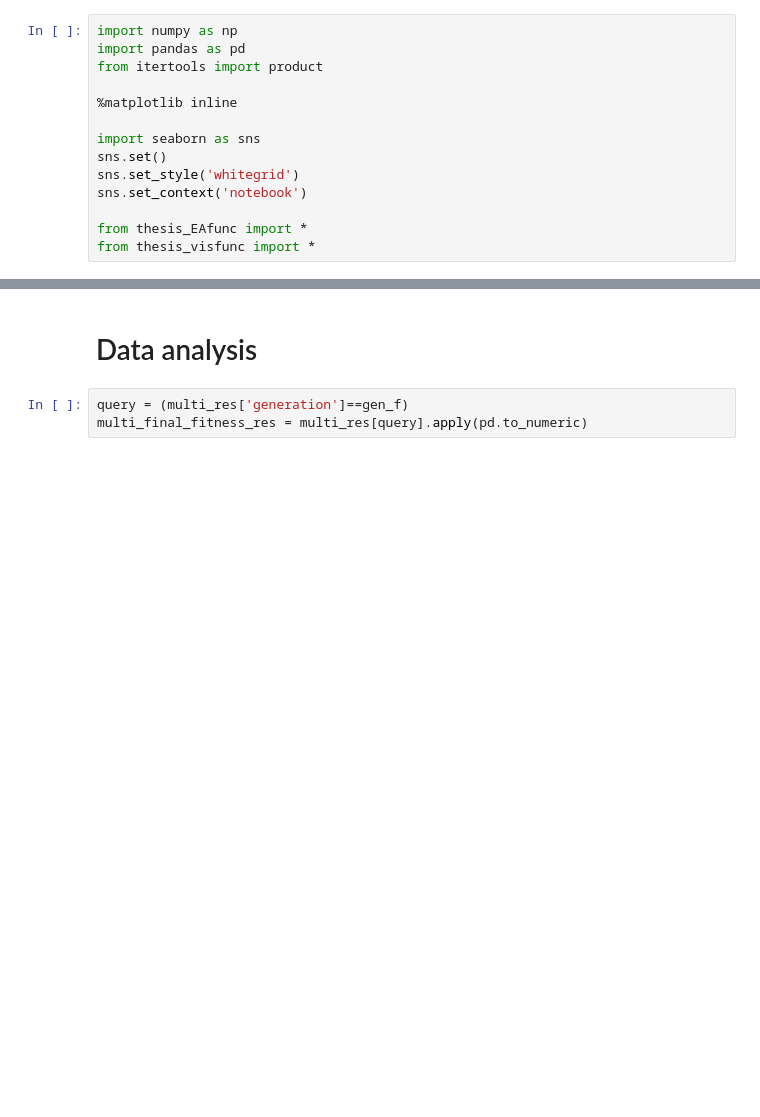
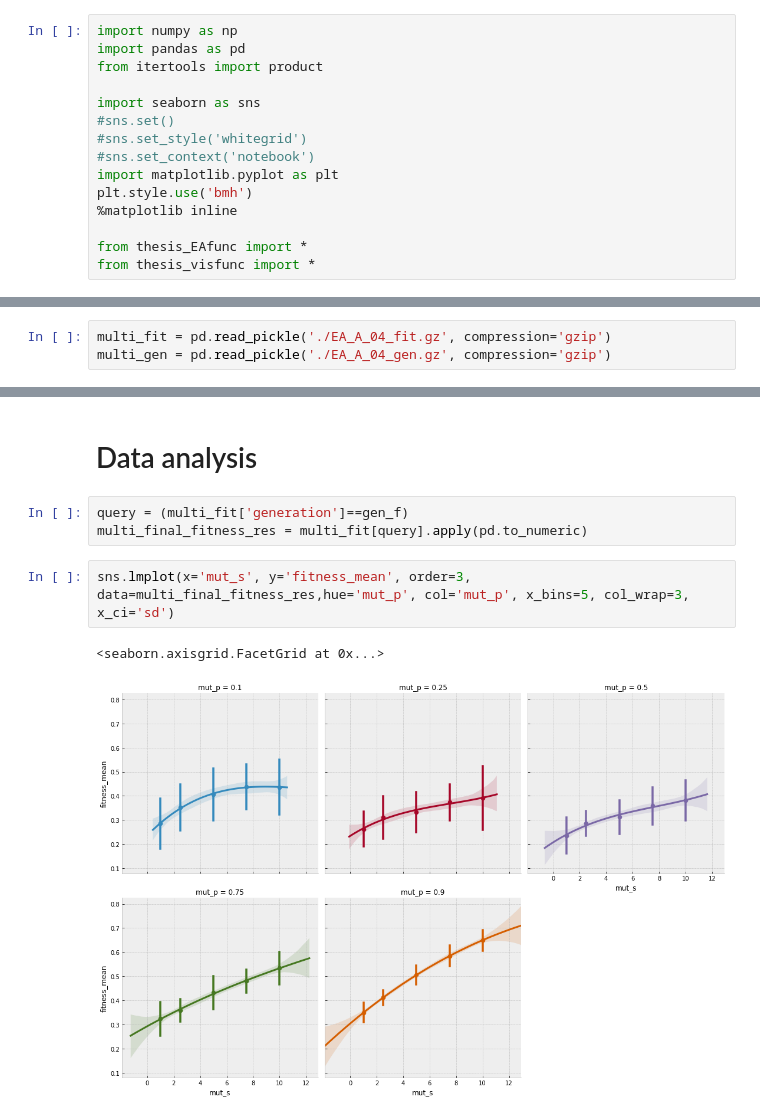
Before and after one commit to EloyRD/ThesisExp, a Jupyter notebook: EA_A_04_SensAnaMulti.ipynb, the cells around one changed output, grey strips where cells are left out. Cells and saved outputs as stored; diff of their text form; blank space fills up the shorter version.

```diff
--- a/EA_A_04_SensAnaMulti.ipynb
+++ b/EA_A_04_SensAnaMulti.ipynb
@@ -8,12 +8,13 @@ import numpy as np
 import pandas as pd
 from itertools import product
 
+import seaborn as sns
+#sns.set()
+#sns.set_style('whitegrid')
+#sns.set_context('notebook')
+import matplotlib.pyplot as plt
+plt.style.use('bmh')
 %matplotlib inline
-
-import seaborn as sns
-sns.set()
-sns.set_style('whitegrid')
-sns.set_context('notebook')
 
 from thesis_EAfunc import *
 from thesis_visfunc import *
@@ -129,3 +134,6 @@ multi_res.to_pickle('./EA_A_04_gen.pkl')
+# %%
+multi_fit = pd.read_pickle('./EA_A_04_fit.gz', compression='gzip')
+multi_gen = pd.read_pickle('./EA_A_04_gen.gz', compression='gzip')
 # %%
 time_b = datetime.datetime.now()
 print(time_b)
@@ -133,6 +144,11 @@ print(time_b-time_a)
 # %% [markdown]
 # Data analysis
 # %%
-query = (multi_res['generation']==gen_f)
-multi_final_fitness_res = multi_res[query].apply(pd.to_numeric)
+query = (multi_fit['generation']==gen_f)
+multi_final_fitness_res = multi_fit[query].apply(pd.to_numeric)
+# %%
+sns.lmplot(x='mut_s', y='fitness_mean', order=3, data=multi_final_fitness_res,hue='mut_p', col='mut_p', x_bins=5, col_wrap=3, x_ci='sd')
+# %% [output]
+<seaborn.axisgrid.FacetGrid at 0x...>
+[figure, added]
 # %%
```
Also changed, not shown: parts of 14 cells of this notebook, 8 other files.
